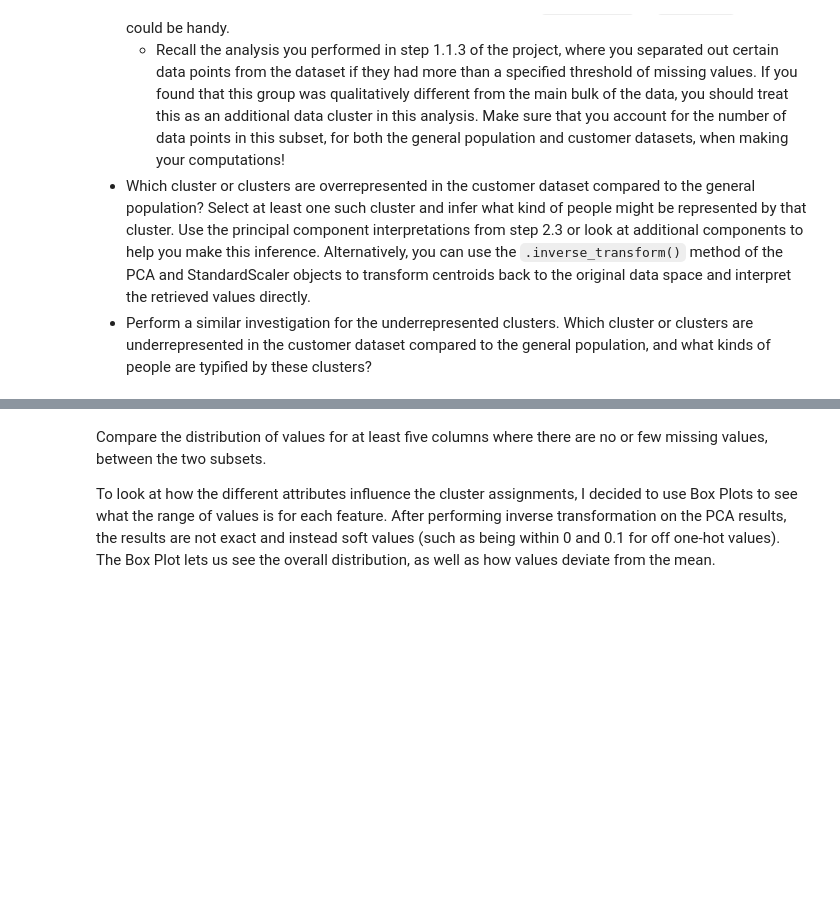
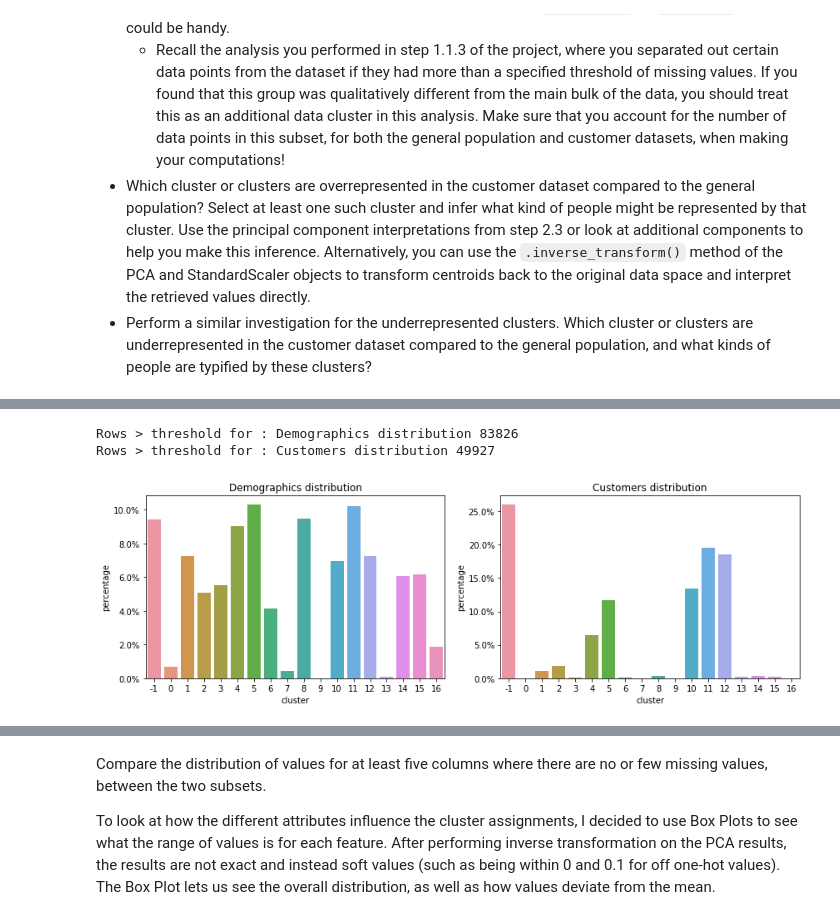
Before and after one commit to ravishchawla/Udacity-Data-Scientist-nd, a Jupyter notebook: Identify_Customer_Segments/Identify_Customer_Segments.ipynb, the cells around one changed output, grey strips where cells are left out. Saved outputs shown, nothing was run; the diff lists cells and outputs as text; code cells hidden in the pictures; blank space fills up the shorter version.

```diff
--- a/Identify_Customer_Segments/Identify_Customer_Segments.ipynb
+++ b/Identify_Customer_Segments/Identify_Customer_Segments.ipynb
@@ -1108,3 +1260,9 @@ plot_frequency_of_cluster_distributions([azdias_clusters, customers_clusters], [
+# %%
+plot_frequency_of_cluster_distributions([azdias, customers], [azdias_clusters, customers_clusters], ['Demographics distribution', 'Customers distribution'], num_clusters_to_use, True)
+# %% [output]
+Rows > threshold for : Demographics distribution 83826
+Rows > threshold for : Customers distribution 49927
+[figure, added]
 # %%
 pickle.dump(customers_pca120, open('customers_pca120.pkl', 'wb'));
 pickle.dump(scaler, open('scaler.pkl', 'wb'));
```
Also changed, not shown: parts of 35 cells of this notebook, 3 other files.
